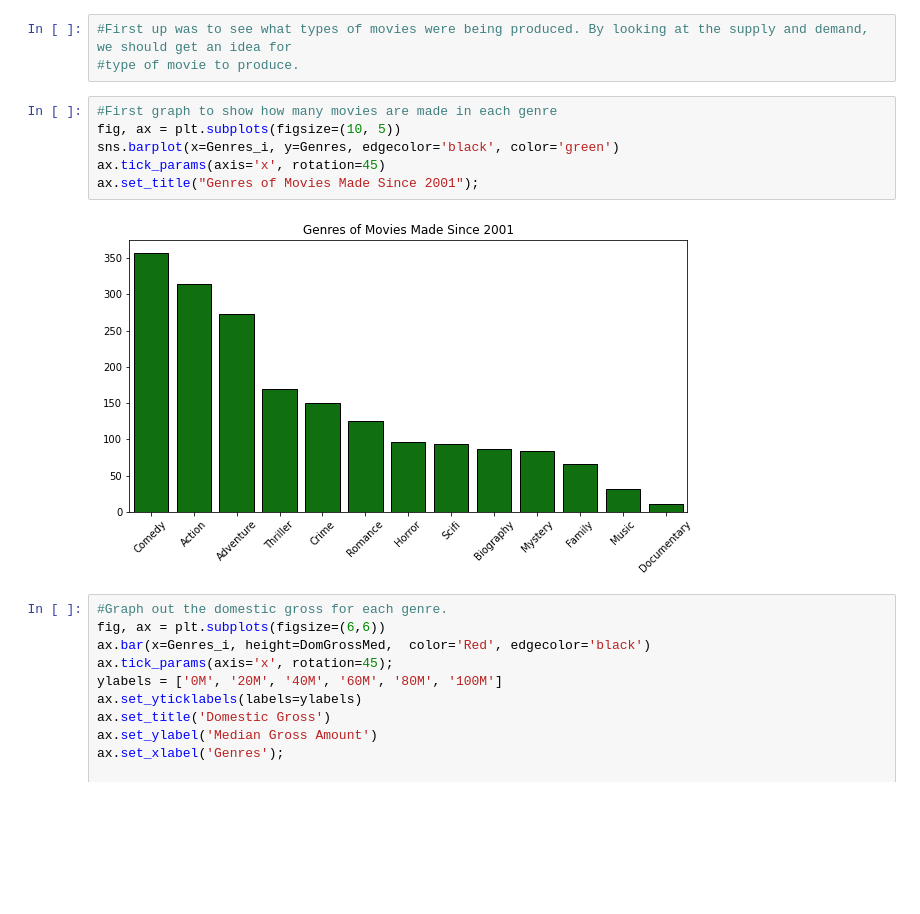
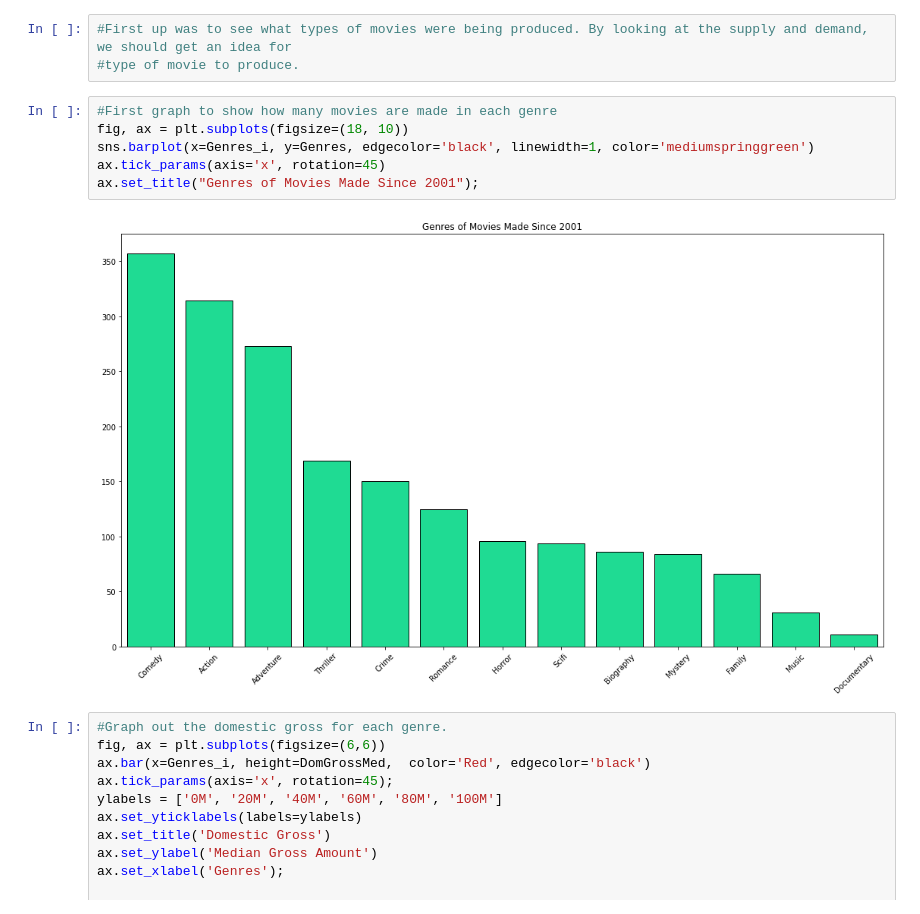
Before and after one commit to 281clo/microsoft-movie-analysis, a Jupyter notebook: Index.ipynb, the cells around one changed output. Saved outputs shown, nothing was run; the diff lists cells and outputs as text; blank space fills up the shorter version.

Commit message:
updated README and charts

```diff
--- a/Index.ipynb
+++ b/Index.ipynb
@@ -498,12 +498,12 @@ Questions to consider:
 #type of movie to produce.
 # %%
 #First graph to show how many movies are made in each genre
-fig, ax = plt.subplots(figsize=(10, 5))
-sns.barplot(x=Genres_i, y=Genres, edgecolor='black', color='green')
+fig, ax = plt.subplots(figsize=(18, 10))
+sns.barplot(x=Genres_i, y=Genres, edgecolor='black', linewidth=1, color='mediumspringgreen')
 ax.tick_params(axis='x', rotation=45)
 ax.set_title("Genres of Movies Made Since 2001");
 # %% [output]
-[figure, old version]
+[figure, new version]
 # %%
 #Graph out the domestic gross for each genre.
 fig, ax = plt.subplots(figsize=(6,6))
```
Also changed, not shown: parts of 3 cells of this notebook, 7 other files.
